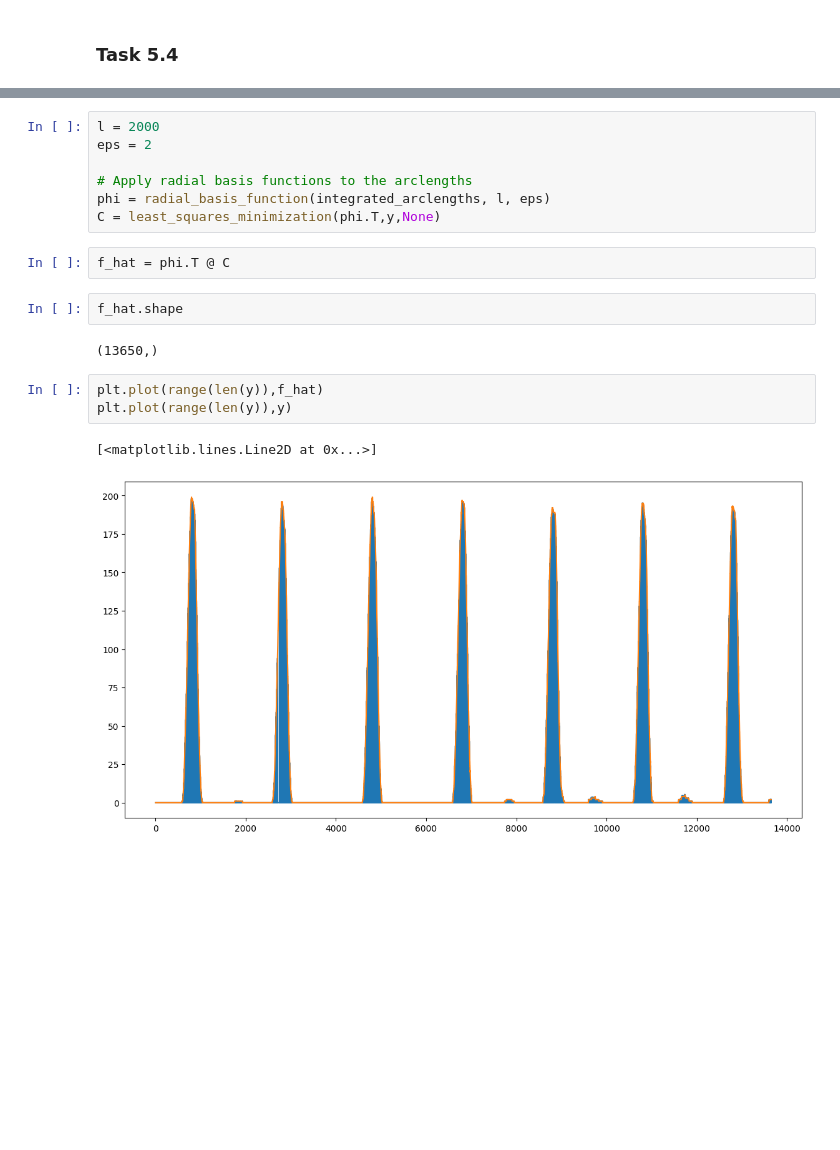
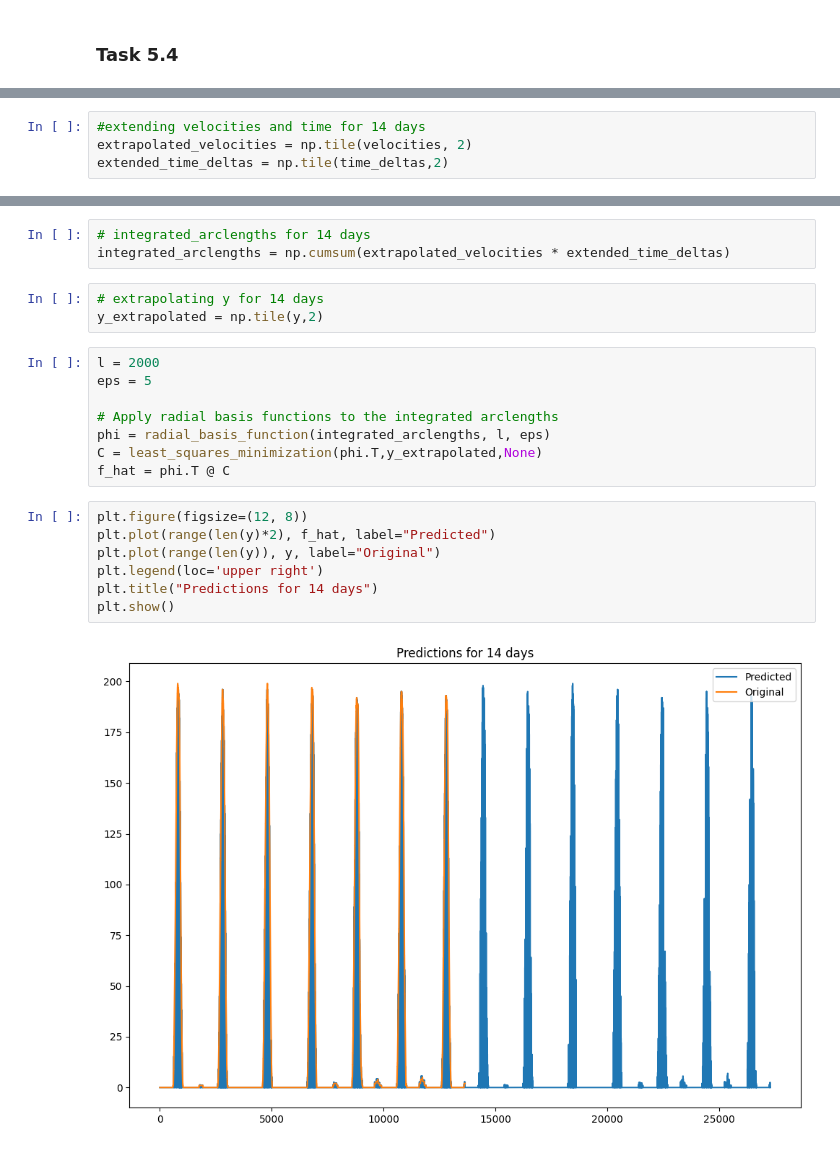
Before and after one commit to mymermer/MLCMS, a Jupyter notebook: Exercise05/task5.ipynb, the cells around one changed output, grey strips where cells are left out. Drawn from its saved outputs; the diff is of its cells as text; blank space fills up the shorter version.

```diff
--- a/Exercise05/task5.ipynb
+++ b/Exercise05/task5.ipynb
@@ -186 +143,5 @@ integrated_arclengths = np.cumsum(velocities * time_deltas)
+# %%
+#extending velocities and time for 14 days
+extrapolated_velocities = np.tile(velocities, 2)
+extended_time_deltas = np.tile(time_deltas,2)
 # %%
@@ -188,19 +155,23 @@ y = data.iloc[:len(X_pca)-1,1]
+# %%
+# integrated_arclengths for 14 days
+integrated_arclengths = np.cumsum(extrapolated_velocities * extended_time_deltas)
+# %%
+# extrapolating y for 14 days
+y_extrapolated = np.tile(y,2)
 # %%
 l = 2000
-eps = 2
+eps = 5
 
-# Apply radial basis functions to the arclengths
+# Apply radial basis functions to the integrated arclengths
 phi = radial_basis_function(integrated_arclengths, l, eps)
-C = least_squares_minimization(phi.T,y,None)
+C = least_squares_minimization(phi.T,y_extrapolated,None)
+f_hat = phi.T @ C
-# %%
-f_hat = phi.T @ C
-# %%
-f_hat.shape
-# %% [output]
-(13650,)
 # %%
-plt.plot(range(len(y)),f_hat)
-plt.plot(range(len(y)),y)
+plt.figure(figsize=(12, 8))
+plt.plot(range(len(y)*2), f_hat, label="Predicted")
+plt.plot(range(len(y)), y, label="Original")
+plt.legend(loc='upper right')
+plt.title("Predictions for 14 days")
+plt.show()
 # %% [output]
-[<matplotlib.lines.Line2D at 0x...>]
-[figure, old version]
+[figure, new version]
```
Also changed, not shown: parts of 15 cells of this notebook.
